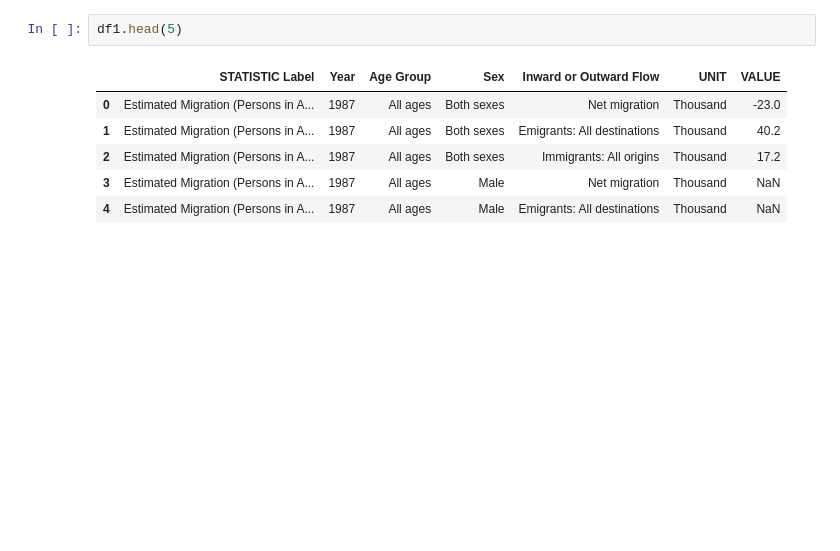
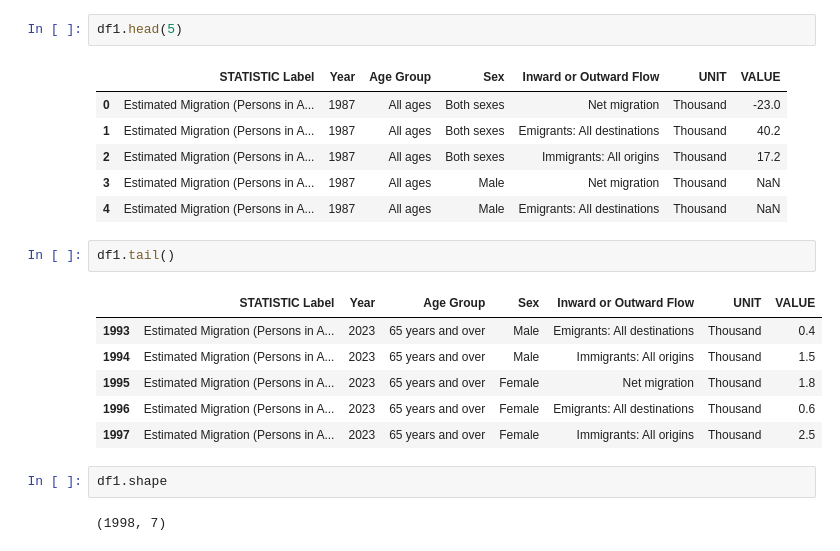
Before and after one commit to salahagnir/CA, a Jupyter notebook: CA1.ipynb, the cells around one changed output. Cells and saved outputs as stored; diff of their text form; blank space fills up the shorter version.

```diff
--- a/CA1.ipynb
+++ b/CA1.ipynb
@@ -52,3 +52,16 @@ df1.head(5)
 | 2 | Estimated Migration (Persons in A... | 1987 | All ages | Both sexes | Immigrants: All origins | Thousand | 17.2 |
 | 3 | Estimated Migration (Persons in A... | 1987 | All ages | Male | Net migration | Thousand | NaN |
 | 4 | Estimated Migration (Persons in A... | 1987 | All ages | Male | Emigrants: All destinations | Thousand | NaN |
+# %%
+df1.tail()
+# %% [output]
+|  | STATISTIC Label | Year | Age Group | Sex | Inward or Outward Flow | UNIT | VALUE |
+| 1993 | Estimated Migration (Persons in A... | 2023 | 65 years and over | Male | Emigrants: All destinations | Thousand | 0.4 |
+| 1994 | Estimated Migration (Persons in A... | 2023 | 65 years and over | Male | Immigrants: All origins | Thousand | 1.5 |
+| 1995 | Estimated Migration (Persons in A... | 2023 | 65 years and over | Female | Net migration | Thousand | 1.8 |
+| 1996 | Estimated Migration (Persons in A... | 2023 | 65 years and over | Female | Emigrants: All destinations | Thousand | 0.6 |
+| 1997 | Estimated Migration (Persons in A... | 2023 | 65 years and over | Female | Immigrants: All origins | Thousand | 2.5 |
+# %%
+df1.shape
+# %% [output]
+(1998, 7)
```
Also changed, not shown: parts of 6 cells of this notebook.
